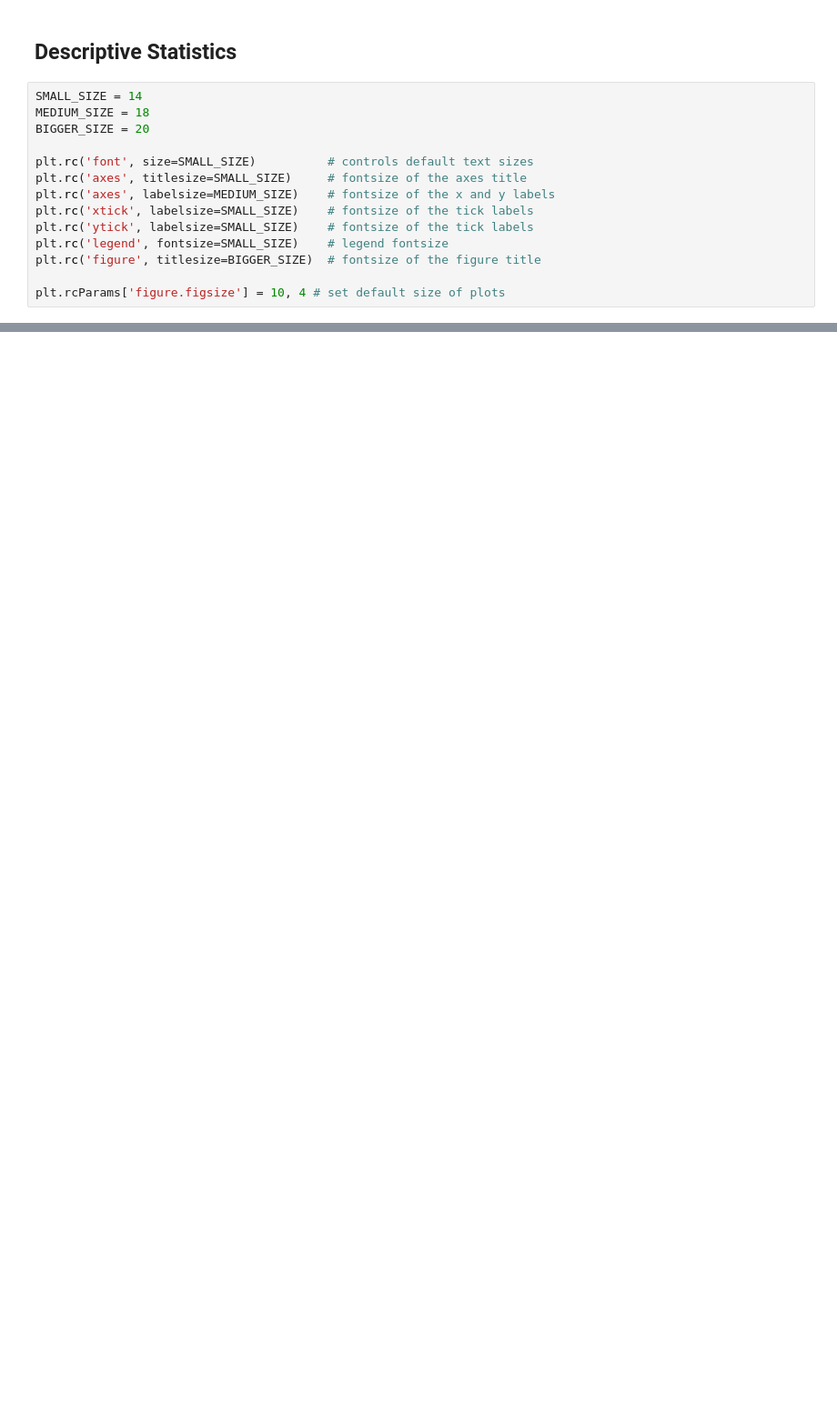
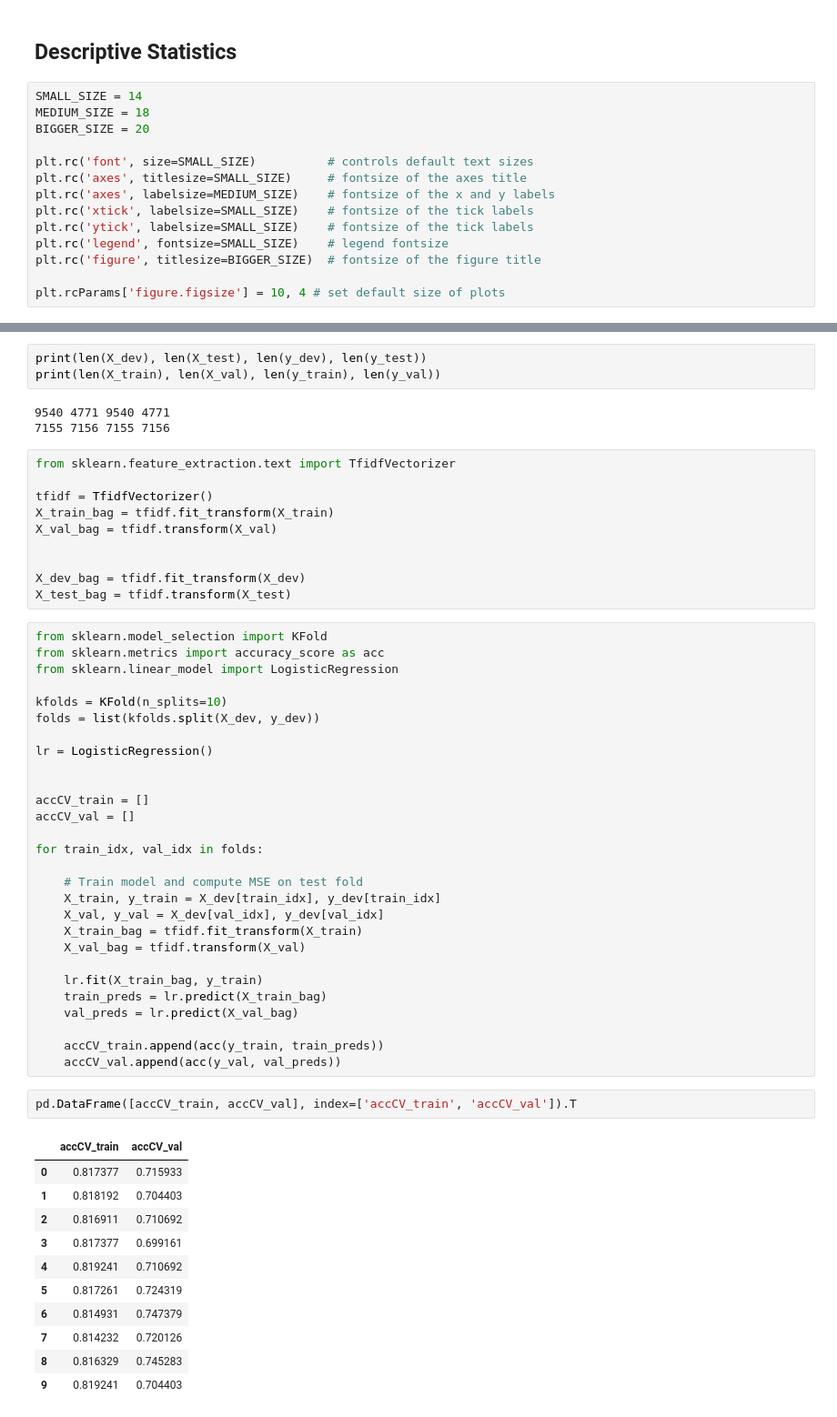
Before and after one commit to pgb206/ISDS2022_group7, a Jupyter notebook: project_copy/project.ipynb, the cells around one changed output, grey strips where cells are left out. Shown: that part at 91% size. Drawn from its saved outputs; the diff is of its cells as text; blank space fills up the shorter version.

```diff
--- a/project_copy/project.ipynb
+++ b/project_copy/project.ipynb
@@ -494,0 +545,58 @@ plt.rcParams['figure.figsize'] = 10, 4 # set default size of plots
+# %%
+print(len(X_dev), len(X_test), len(y_dev), len(y_test))
+print(len(X_train), len(X_val), len(y_train), len(y_val))
+# %% [output]
+9540 4771 9540 4771
+7155 7156 7155 7156
+# %%
+from sklearn.feature_extraction.text import TfidfVectorizer
+
+tfidf = TfidfVectorizer()
+X_train_bag = tfidf.fit_transform(X_train)
+X_val_bag = tfidf.transform(X_val)
+
+
+X_dev_bag = tfidf.fit_transform(X_dev)
+X_test_bag = tfidf.transform(X_test)
+# %%
+from sklearn.model_selection import KFold
+from sklearn.metrics import accuracy_score as acc
+from sklearn.linear_model import LogisticRegression
+
+kfolds = KFold(n_splits=10)
+folds = list(kfolds.split(X_dev, y_dev))
+
+lr = LogisticRegression()
+
+
+accCV_train = []
+accCV_val = []
+
+for train_idx, val_idx in folds:
+
+    # Train model and compute MSE on test fold
+    X_train, y_train = X_dev[train_idx], y_dev[train_idx]
+    X_val, y_val = X_dev[val_idx], y_dev[val_idx]
+    X_train_bag = tfidf.fit_transform(X_train)
+    X_val_bag = tfidf.transform(X_val)
+
+    lr.fit(X_train_bag, y_train)
+    train_preds = lr.predict(X_train_bag)
+    val_preds = lr.predict(X_val_bag)
+
+    accCV_train.append(acc(y_train, train_preds))
+    accCV_val.append(acc(y_val, val_preds))
+# %%
+pd.DataFrame([accCV_train, accCV_val], index=['accCV_train', 'accCV_val']).T
+# %% [output]
+|  | accCV_train | accCV_val |
+| 0 | 0.817377 | 0.715933 |
+| 1 | 0.818192 | 0.704403 |
+| 2 | 0.816911 | 0.710692 |
+| 3 | 0.817377 | 0.699161 |
+| 4 | 0.819241 | 0.710692 |
+| 5 | 0.817261 | 0.724319 |
+| 6 | 0.814931 | 0.747379 |
+| 7 | 0.814232 | 0.720126 |
+| 8 | 0.816329 | 0.745283 |
+| 9 | 0.819241 | 0.704403 |
```
Also changed, not shown: parts of 12 cells of this notebook.
